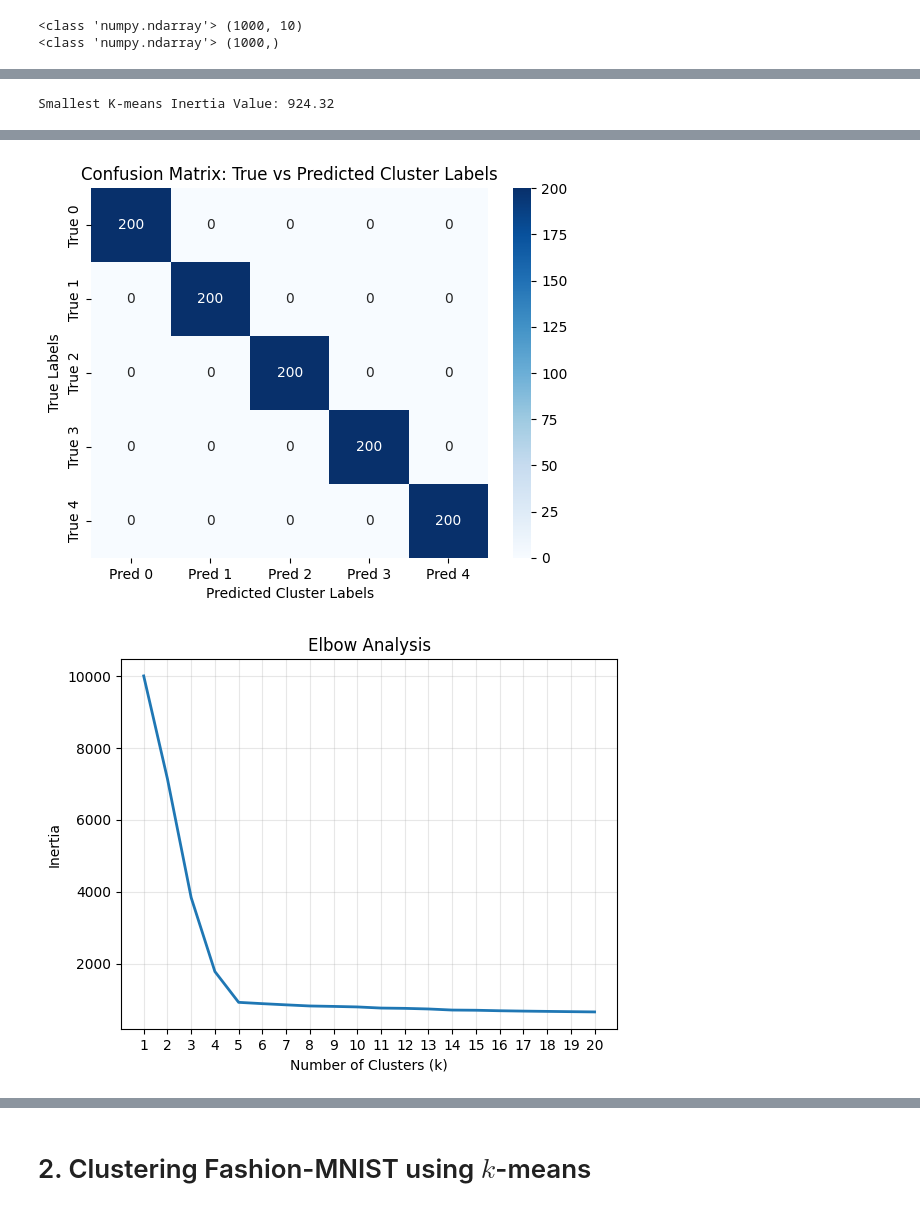
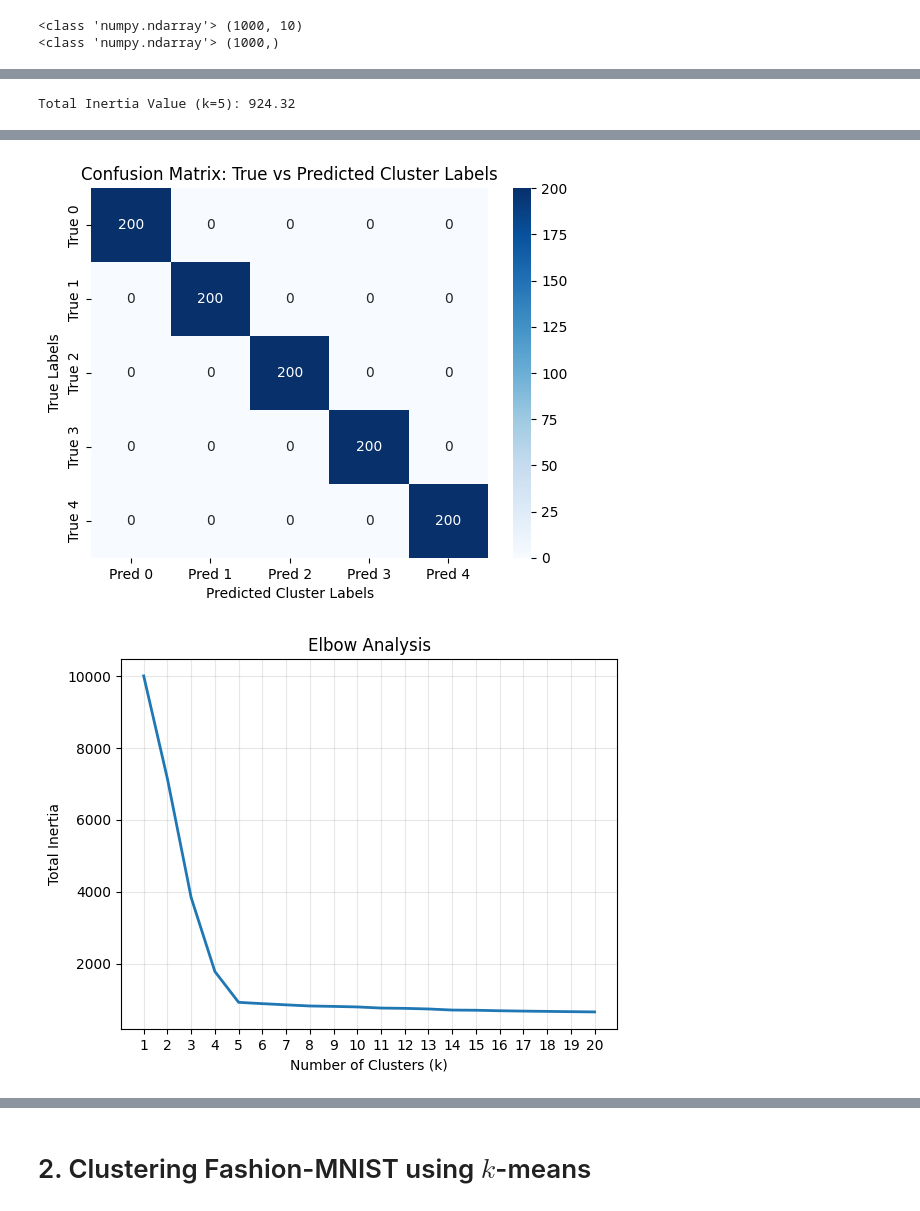
Before and after one commit to brodyanderson/math-6880-Project2, a Jupyter notebook: project2.ipynb, the cells around one changed output, grey strips where cells are left out. Drawn from its saved outputs; the diff is of its cells as text; code cells hidden in the pictures.

```diff
--- a/project2.ipynb
+++ b/project2.ipynb
@@ -34,8 +56,8 @@ import matplotlib.pyplot as plt
 from matplotlib.colors import ListedColormap
 cmap = ListedColormap(["#e41a1c","#984ea3","#a65628","#377eb8","#ffff33","#4daf4a","#ff7f00"])
 
-#np.random.seed(1)
-#random.seed(1)
+np.random.seed(1)
+random.seed(1)
 
 kmeans_model = KMeans(n_clusters=5, random_state=1) # n_clusters = k, other params: n_init=1, init='random', max_iter=1
 y_pred = kmeans_model.fit_predict(X)
@@ -45,7 +67,7 @@ X_PCA = pca_model.fit_transform(X)
 
 cluster_centers_pca = pca_model.transform(kmeans_model.cluster_centers_)
 
-print(f"Smallest K-means Inertia Value: {kmeans_model.inertia_:.2f}")
+print(f"Total Inertia Value (k=5): {kmeans_model.inertia_:.2f}")
 print()
 
 plt.scatter(X_PCA[:, 0], X_PCA[:, 1], c=y_pred, cmap=cmap, edgecolor='k', s=20)
@@ -62,15 +84,20 @@ print()
 cm = confusion_matrix(y_true, y_pred)
 
 # Find the best label mapping
-row_ind, col_ind = linear_sum_assignment(-cm)
+row_i, col_i = linear_sum_assignment(-cm)
 
-# Create a mapping dictionary
-label_mapping = {}
-for i in range(len(row_ind)):
-    label_mapping[col_ind[i]] = row_ind[i]
+label_mapping = {} # dictionary (strings, int, etc.)
+for i in range(len(row_i)):
+    cluster_id = col_i[i] # cluster
+    class_id = row_i[i]   # class mapped to
+    label_mapping[cluster_id] = class_id
 
-# Apply the mapping
-y_pred_mapped = np.array([label_mapping[label] for label in y_pred])
+y_pred_mapped = [] # list (ints only)
+for i in y_pred:
+    mapped_class = label_mapping[i]
+    y_pred_mapped.append(mapped_class)
+
+y_pred_mapped = np.array(y_pred_mapped) # back to array
 
 cm_mapped = confusion_matrix(y_true, y_pred_mapped)
 
@@ -84,35 +111,35 @@ plt.show()
 
 print()
 print()
 
 k_range = range(1, 21)
 inertia_values = []
 
 for k in k_range:
     kmeans_temp_val = KMeans(n_clusters=k, random_state=1)
     kmeans_temp_val.fit(X)
     inertia_values.append(kmeans_temp_val.inertia_)
 
 plt.plot(k_range, inertia_values, linewidth=2)
 plt.xlabel('Number of Clusters (k)')
 plt.ylabel('Total Inertia')
 plt.title('Elbow Analysis')
 plt.grid(True, alpha=0.3)
 plt.xticks(k_range)
 plt.show()
 
 print()
 print("Inertia Values for Different Values of k:")
 
 for i in range(len(k_range)):
   k = k_range[i]
   inertia = inertia_values[i]
   print(f"k = {k}: Inertia = {inertia:.2f}")
 # %% [output]
-Smallest K-means Inertia Value: 924.32
+Total Inertia Value (k=5): 924.32
 [figure]
 [figure]
-[figure, old version]
+[figure, new version]
 Inertia Values for Different Values of k:
 k = 1: Inertia = 10000.00
 k = 2: Inertia = 7139.16
```
Also changed, not shown: parts of 6 cells of this notebook.
